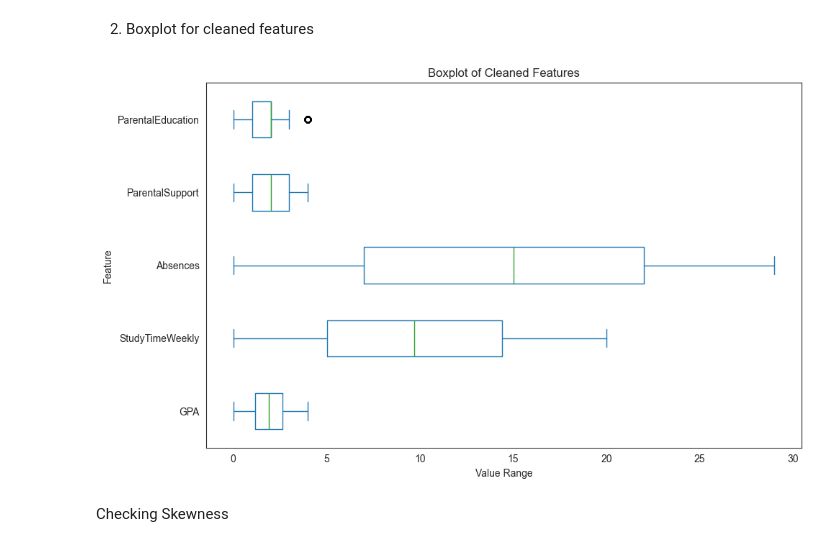
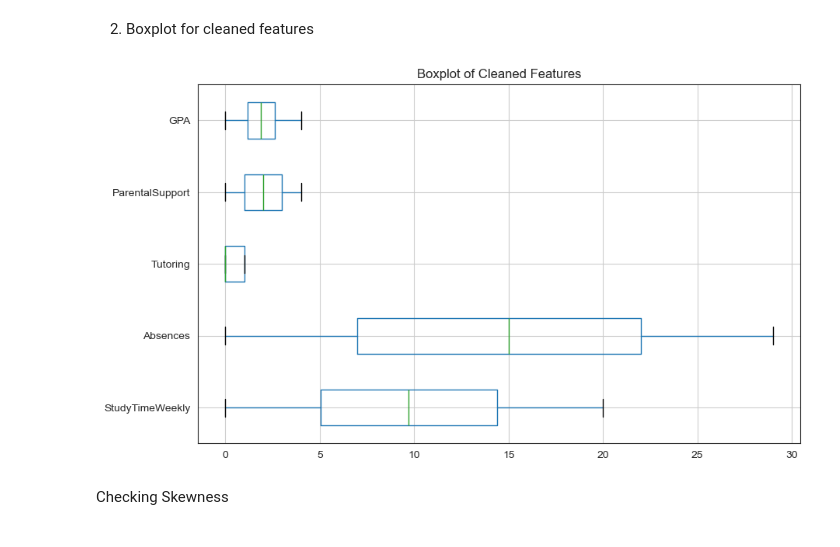
Before and after one commit to FreeYungHammy/MLG382-Project1, a Jupyter notebook: MLG_382_BrightPath.ipynb, the cells around one changed output. Saved outputs shown, nothing was run; the diff lists cells and outputs as text; code cells hidden in the pictures.

```diff
--- a/MLG_382_BrightPath.ipynb
+++ b/MLG_382_BrightPath.ipynb
@@ -350,15 +353,11 @@ dtype: int64
 # %% [markdown]
 2. Boxplot for cleaned features
 # %%
-#boxplot with cleaned features
-numerical_features = ['GPA', 'StudyTimeWeekly', 'Absences', 'ParentalSupport', 'ParentalEducation']
-df[numerical_features].plot.box(vert=False, figsize=(10, 6), title='Boxplot of Cleaned Features')
-plt.xlabel("Value Range")
-plt.ylabel("Feature")
-plt.tight_layout()
-plt.show()
+fig, ax = plt.subplots(figsize=(10, 6))
+boxplot = df_cleaned.boxplot(vert = 0, ax = ax)
+_ = ax.set_title(f'Boxplot of Cleaned Features')
 # %% [output]
-[figure, old version]
+[figure, new version]
 # %% [markdown]
 Checking Skewness
 # %%
```
Also changed, not shown: parts of 22 cells of this notebook, 2 other files.
